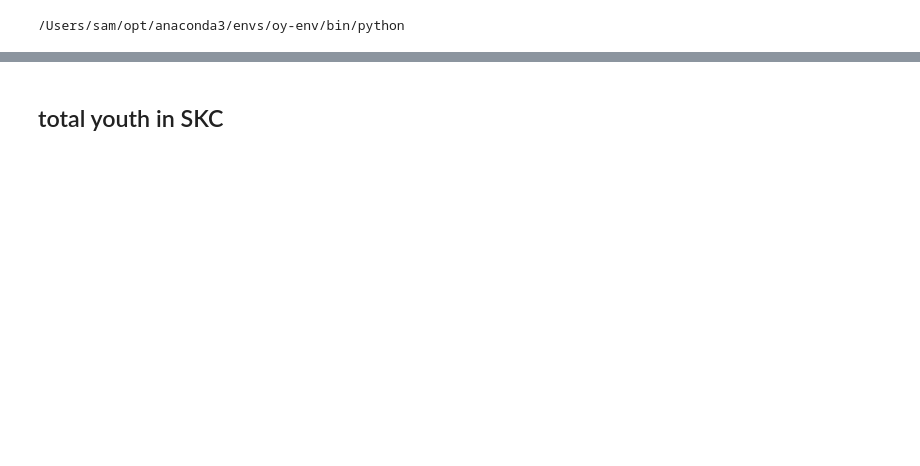
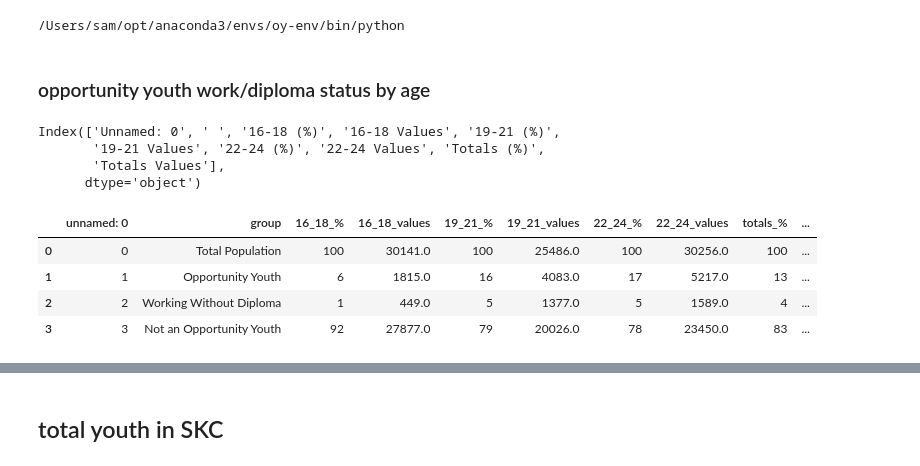
Before and after one commit to sam-thurman/dsc-mod-1-project-seattle-ds, a Jupyter notebook: notebooks/exploratory/02_samt_exploratory.ipynb, the cells around one changed output, grey strips where cells are left out. Cells and saved outputs as stored; diff of their text form; code cells hidden in the pictures; blank space fills up the shorter version.

Commit message:
diploma/work status by age viz done on 02_samt_v2

```diff
--- a/notebooks/exploratory/02_samt_exploratory.ipynb
+++ b/notebooks/exploratory/02_samt_exploratory.ipynb
@@ -23,3 +23,31 @@ import numpy as np
 DBNAME = "opportunity_youth"
 # %%
 conn = psycopg2.connect(dbname=DBNAME)
+# %% [markdown]
+### opportunity youth work/diploma status by age
+# %%
+pd.read_csv('oy_by_age.csv').columns
+# %% [output]
+Index(['Unnamed: 0', ' ', '16-18 (%)', '16-18 Values', '19-21 (%)',
+       '19-21 Values', '22-24 (%)', '22-24 Values', 'Totals (%)',
+       'Totals Values'],
+      dtype='object')
+# %%
+oy_by_age_df = pd.read_csv('oy_by_age.csv')
+oy_by_age_df.columns = ['unnamed: 0',
+                        'group',
+                        '16_18_%',
+                        '16_18_values',
+                        '19_21_%',
+                        '19_21_values',
+                        '22_24_%',
+                        '22_24_values',
+                        'totals_%',
+                        'totals_values']
+oy_by_age_df
+# %% [output]
+|  | unnamed: 0 | group | 16_18_% | 16_18_values | 19_21_% | 19_21_values | 22_24_% | 22_24_values | totals_% | ... |
+| 0 | 0 | Total Population | 100 | 30141.0 | 100 | 25486.0 | 100 | 30256.0 | 100 | ... |
+| 1 | 1 | Opportunity Youth | 6 | 1815.0 | 16 | 4083.0 | 17 | 5217.0 | 13 | ... |
+| 2 | 2 | Working Without Diploma | 1 | 449.0 | 5 | 1377.0 | 5 | 1589.0 | 4 | ... |
+| 3 | 3 | Not an Opportunity Youth | 92 | 27877.0 | 79 | 20026.0 | 78 | 23450.0 | 83 | ... |
```
Also changed, not shown: parts of 4 cells of this notebook, 2 other files.
